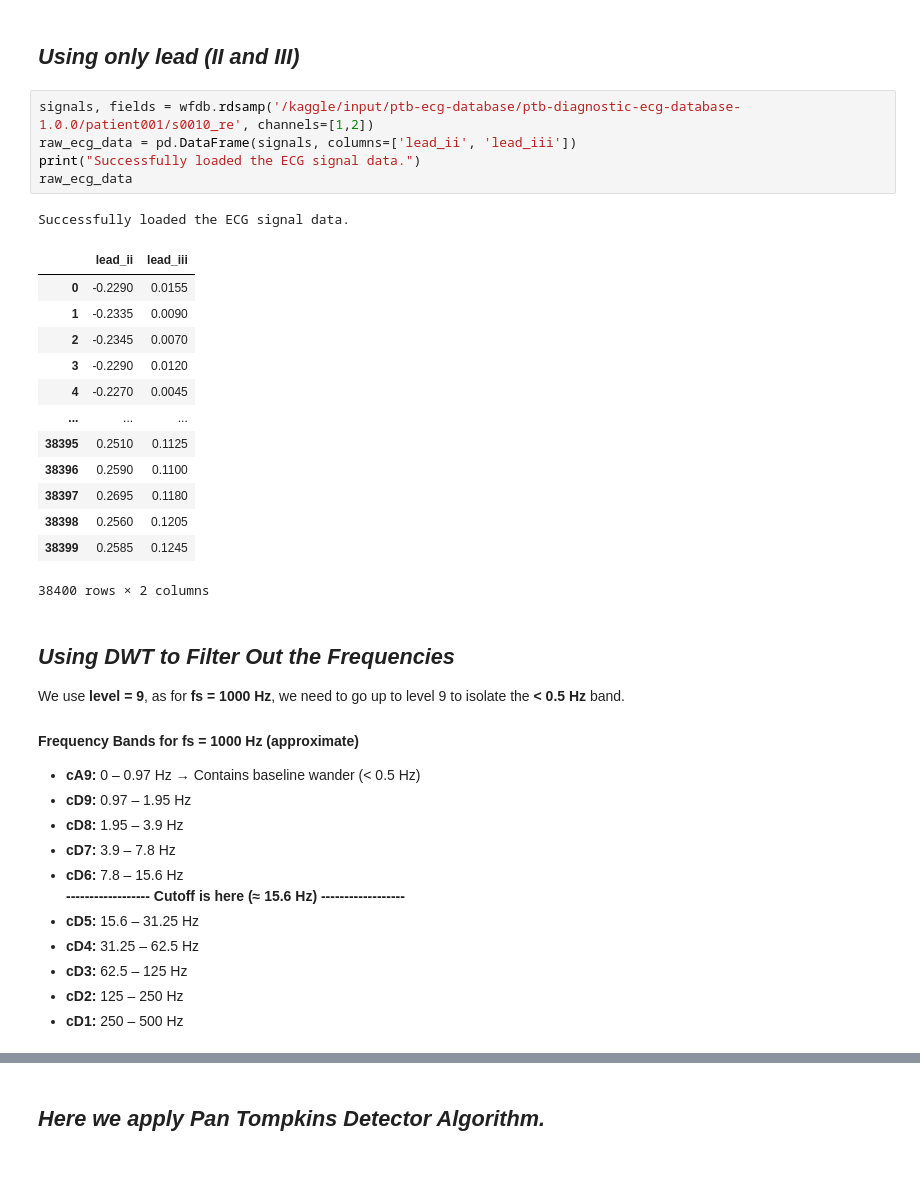
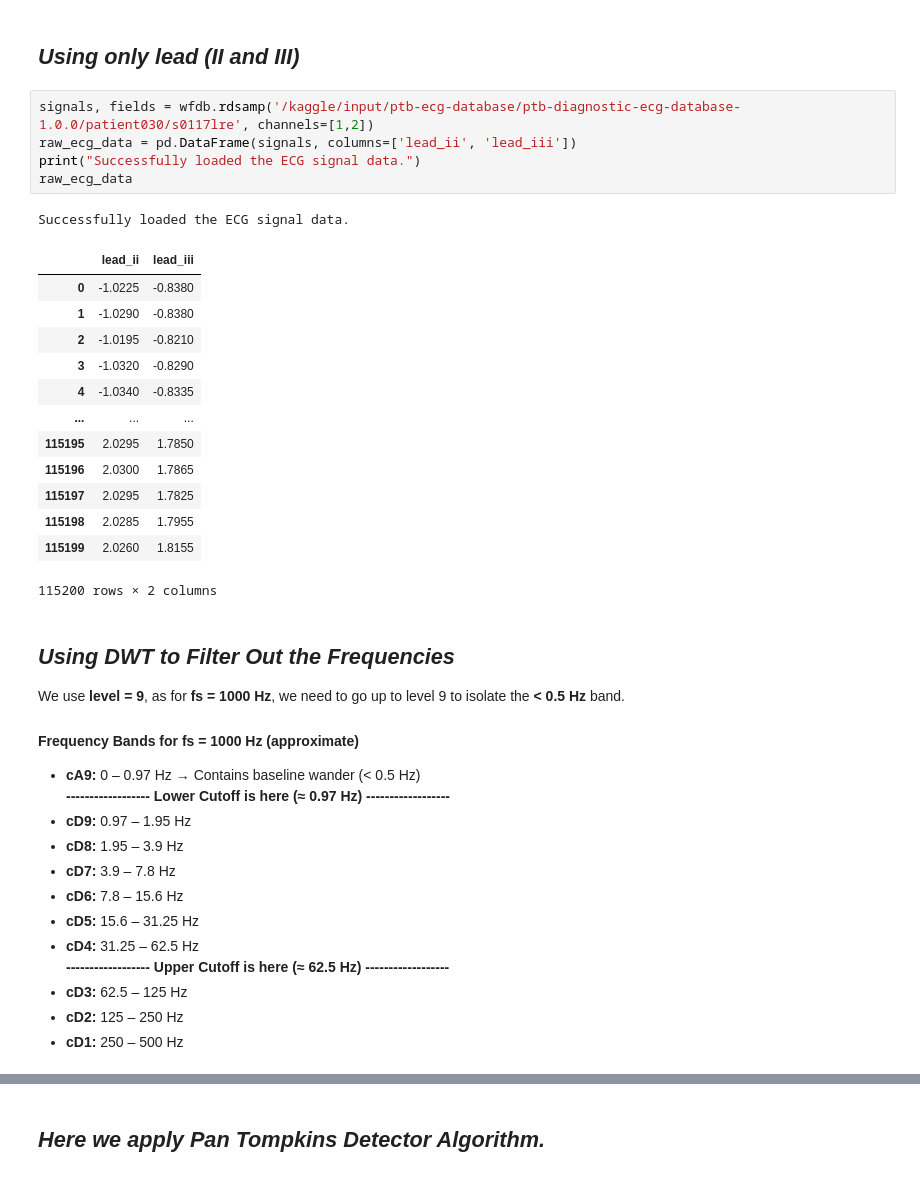
Before and after one commit to ArjuMukherjee/myocardial-infarction-detection, a Jupyter notebook: ecg-diagnosis.ipynb, the cells around one changed output, grey strips where cells are left out. Cells and saved outputs as stored; diff of their text form.

```diff
--- a/ecg-diagnosis.ipynb
+++ b/ecg-diagnosis.ipynb
@@ -600,25 +601,25 @@ wfdb.plot_wfdb(record=record, title='Ecg Report of one Patient (001)')
 # %% [markdown]
 ## *Using only lead (II and III)*
 # %%
-signals, fields = wfdb.rdsamp('/kaggle/input/ptb-ecg-database/ptb-diagnostic-ecg-database-1.0.0/patient001/s0010_re', channels=[1,2])
+signals, fields = wfdb.rdsamp('/kaggle/input/ptb-ecg-database/ptb-diagnostic-ecg-database-1.0.0/patient030/s0117lre', channels=[1,2])
 raw_ecg_data = pd.DataFrame(signals, columns=['lead_ii', 'lead_iii'])
 print("Successfully loaded the ECG signal data.")
 raw_ecg_data
 # %% [output]
 Successfully loaded the ECG signal data.
 |  | lead_ii | lead_iii |
-| 0 | -0.2290 | 0.0155 |
-| 1 | -0.2335 | 0.0090 |
-| 2 | -0.2345 | 0.0070 |
-| 3 | -0.2290 | 0.0120 |
-| 4 | -0.2270 | 0.0045 |
+| 0 | -1.0225 | -0.8380 |
+| 1 | -1.0290 | -0.8380 |
+| 2 | -1.0195 | -0.8210 |
+| 3 | -1.0320 | -0.8290 |
+| 4 | -1.0340 | -0.8335 |
 | ... | ... | ... |
-| 38395 | 0.2510 | 0.1125 |
-| 38396 | 0.2590 | 0.1100 |
-| 38397 | 0.2695 | 0.1180 |
-| 38398 | 0.2560 | 0.1205 |
-| 38399 | 0.2585 | 0.1245 |
+| 115195 | 2.0295 | 1.7850 |
+| 115196 | 2.0300 | 1.7865 |
+| 115197 | 2.0295 | 1.7825 |
+| 115198 | 2.0285 | 1.7955 |
+| 115199 | 2.0260 | 1.8155 |
-38400 rows × 2 columns
+115200 rows × 2 columns
 # %% [markdown]
 ## *Using DWT to Filter Out the Frequencies*
 
@@ -627,13 +628,14 @@ We use **level = 9**, as for **fs = 1000 Hz**, we need to go up to level 9 to is
 #### Frequency Bands for fs = 1000 Hz (approximate)
 
 - **cA9:** 0 – 0.97 Hz → Contains baseline wander (< 0.5 Hz)
+<br> **------------------ Lower Cutoff is here (≈ 0.97 Hz) ------------------**
 - **cD9:** 0.97 – 1.95 Hz
 - **cD8:** 1.95 – 3.9 Hz
 - **cD7:** 3.9 – 7.8 Hz
 - **cD6:** 7.8 – 15.6 Hz
-<br> **------------------ Cutoff is here (≈ 15.6 Hz) ------------------**
 - **cD5:** 15.6 – 31.25 Hz
 - **cD4:** 31.25 – 62.5 Hz
+<br> **------------------ Upper Cutoff is here (≈ 62.5 Hz) ------------------**
 - **cD3:** 62.5 – 125 Hz
 - **cD2:** 125 – 250 Hz
 - **cD1:** 250 – 500 Hz
```
Also changed, not shown: parts of 31 cells of this notebook.
